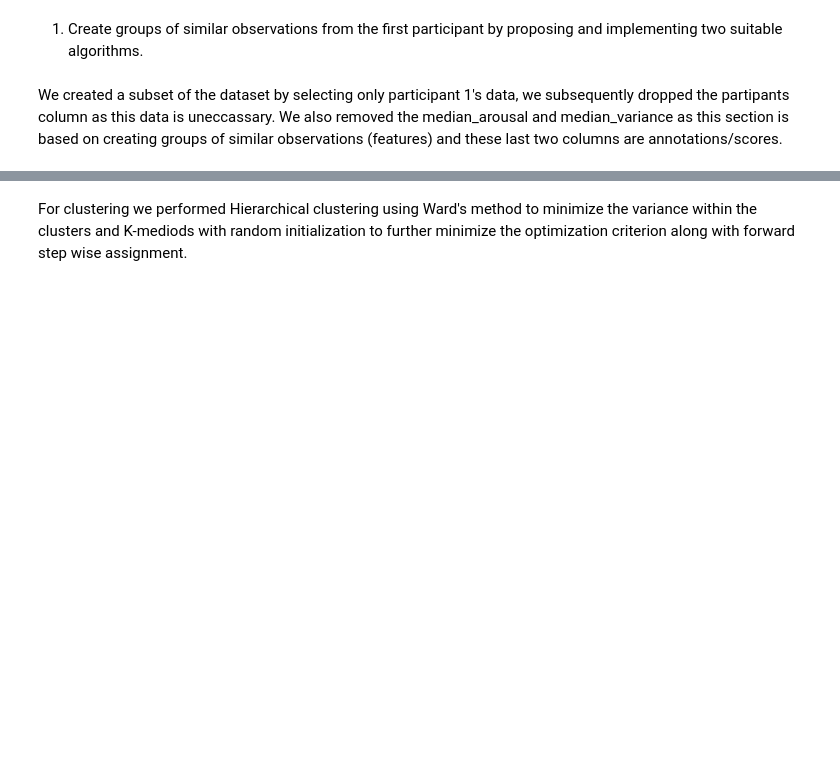
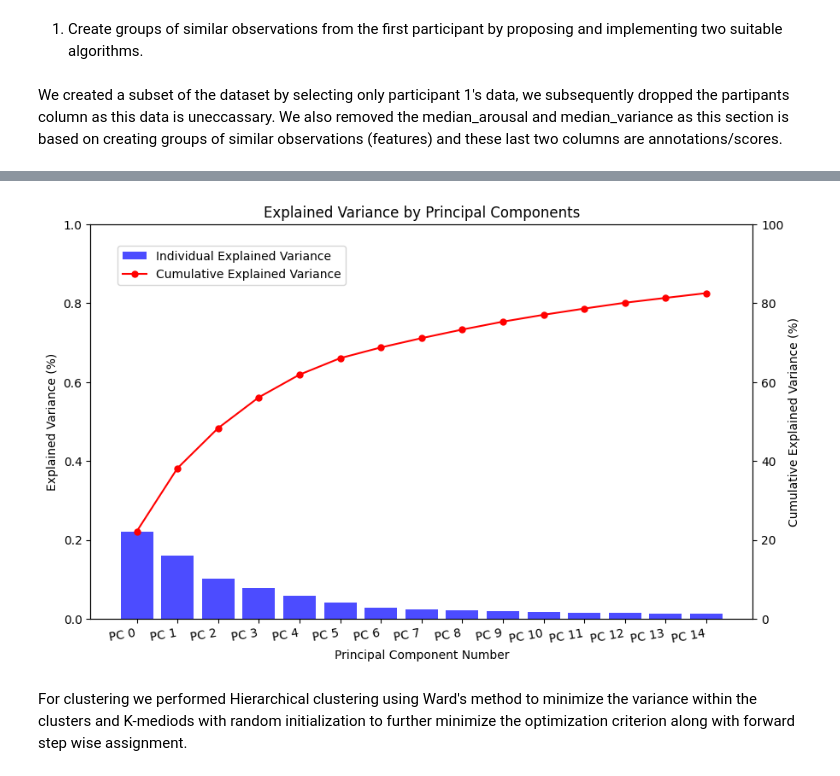
Before and after one commit to matsammut/ARI5102-Data_Analysis_Techniques, a Jupyter notebook: Matteo_Sammut.ipynb, the cells around one changed output, grey strips where cells are left out. Drawn from its saved outputs; the diff is of its cells as text; code cells hidden in the pictures; blank space fills up the shorter version.

```diff
--- a/Matteo_Sammut.ipynb
+++ b/Matteo_Sammut.ipynb
@@ -514,4 +514,4 @@ df = pd.read_csv("project_data.csv")
 
 participant_df = df[df["Participant"] == 1]
 participant_df = participant_df.drop(columns=["Participant",'median_arousal', 'median_valence'])
-participant_df = scaler.fit_transform(participant_df)
+participant_df_scaler = scaler.fit_transform(participant_df)
@@ -518,3 +522,31 @@ participant_df = scaler.fit_transform(participant_df)
+# %%
+from sklearn.decomposition import PCA
+
+pca = PCA(n_components=15)
+principal_components_test = pca.fit_transform(participant_df)
+
+explained_variance = pca.explained_variance_ratio_
+
+pc_labels_test = ['PC %s' % i for i in range(0, 15)]
+
+fig, ax1 = plt.subplots(figsize=(10, 6))
+
+ax1.bar(pc_labels_test, explained_variance, alpha=0.7, color='b', label='Individual Explained Variance')
+ax1.set_ylabel('Explained Variance (%)')
+ax1.set_xlabel('Principal Component Number')
+ax1.set_xticklabels(pc_labels_test, rotation=10, ha='right')
+ax1.set_ylim(0, 1)
+
+ax2 = ax1.twinx()
+ax2.plot(pc_labels_test, explained_variance.cumsum()*100, 'ro-', label='Cumulative Explained Variance', markersize=5)
+ax2.set_ylabel('Cumulative Explained Variance (%)')
+ax2.set_ylim(0, 100)
+
+plt.title('Explained Variance by Principal Components')
+fig.legend(loc="upper left", bbox_to_anchor=(0.15,0.85))
+plt.show()
+# %% [output]
+[figure, added]
 # %% [markdown]
 For clustering we performed Hierarchical clustering using Ward's method to minimize the variance within the clusters and K-mediods with random initialization to further minimize the optimization criterion along with forward step wise assignment.
 # %%
```
Also changed, not shown: parts of 22 cells of this notebook, 3 other files.
